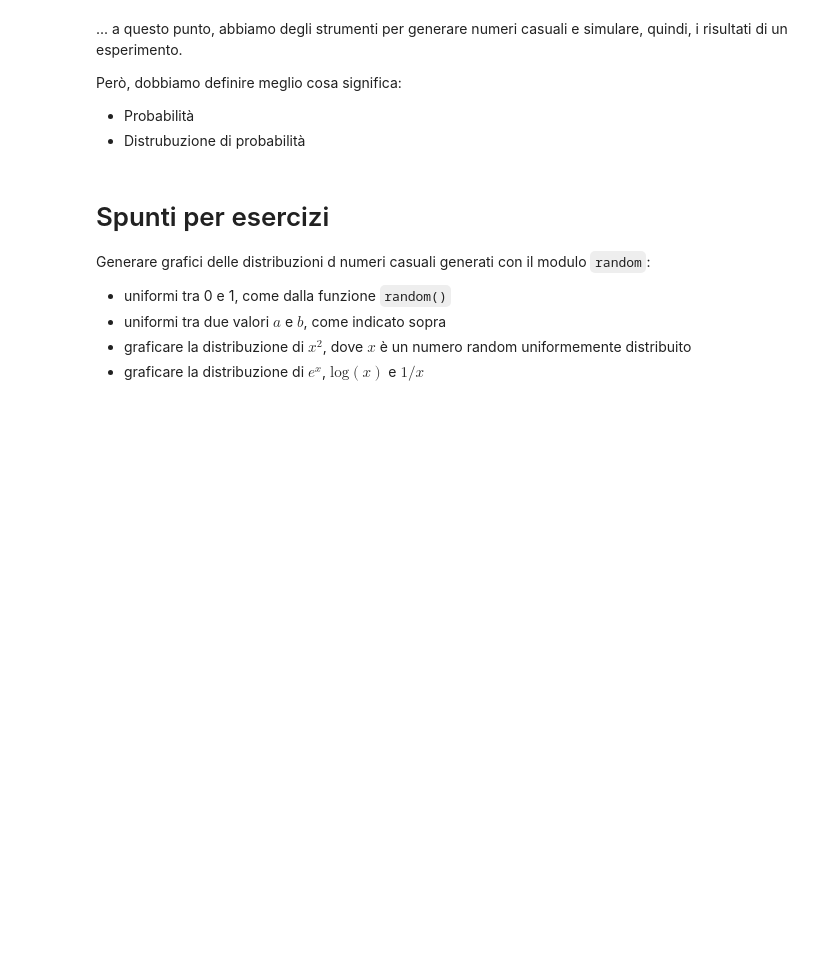
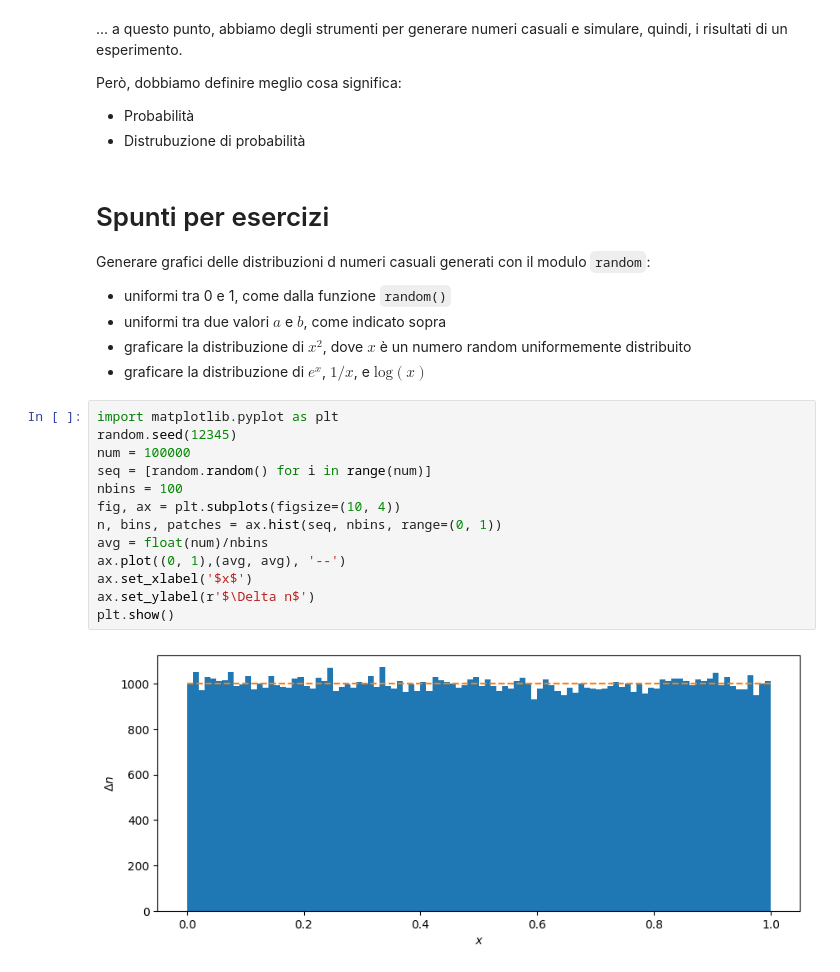
Before and after one commit to lucalista/analisi-dati-2025, a Jupyter notebook: 01.02.00__Generatori_di_numeri_pseudocasuali_in_python.ipynb, the cells around one changed output. Cells and saved outputs as stored; diff of their text form; blank space fills up the shorter version.

````diff
--- a/01.02.00__Generatori_di_numeri_pseudocasuali_in_python.ipynb
+++ b/01.02.00__Generatori_di_numeri_pseudocasuali_in_python.ipynb
@@ -88,4 +90,19 @@
 * uniformi tra 0 e 1, come dalla funzione ```random()```
 * uniformi tra due valori $a$ e $b$, come indicato sopra
 * graficare la distribuzione di $x^2$, dove $x$ è un numero random uniformemente distribuito
-* graficare la distribuzione di $e^x$, $\mathrm{log}(x)$ e $1/x$
+* graficare la distribuzione di $e^x$, $1/x$, e $\mathrm{log}(x)$
+# %%
+import matplotlib.pyplot as plt
+random.seed(12345)
+num = 100000
+seq = [random.random() for i in range(num)]
+nbins = 100
+fig, ax = plt.subplots(figsize=(10, 4))
+n, bins, patches = ax.hist(seq, nbins, range=(0, 1))
+avg = float(num)/nbins
+ax.plot((0, 1),(avg, avg), '--')
+ax.set_xlabel('$x$')
+ax.set_ylabel(r'$\Delta n$')
+plt.show()
+# %% [output]
+[figure, added]
````
Also changed, not shown: parts of 10 cells of this notebook.
